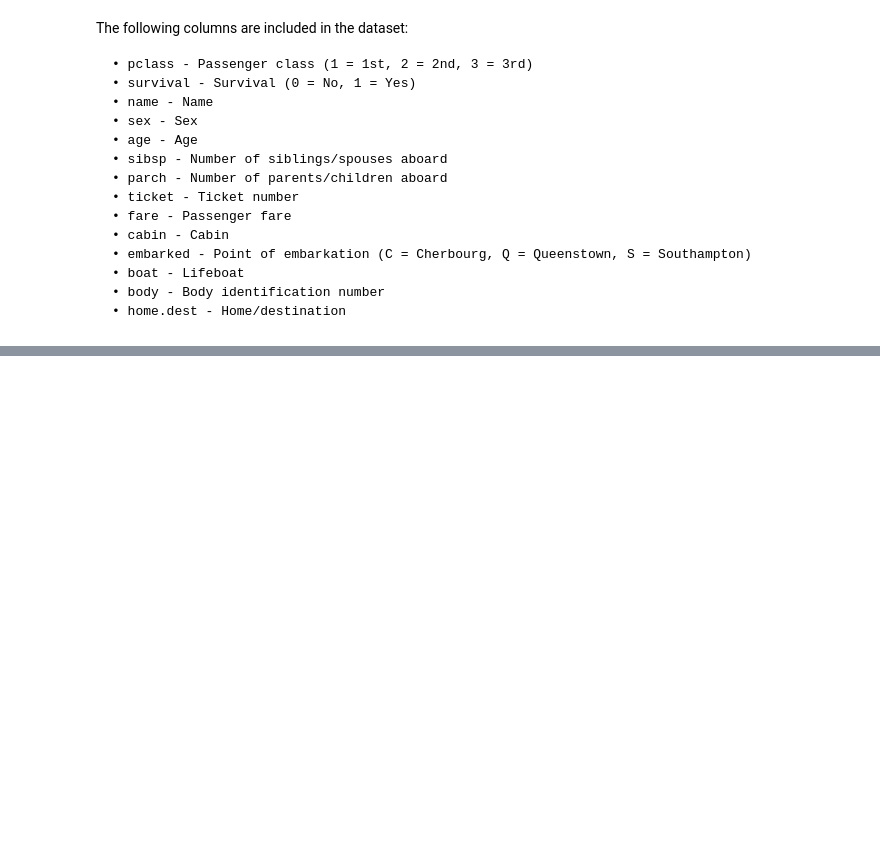
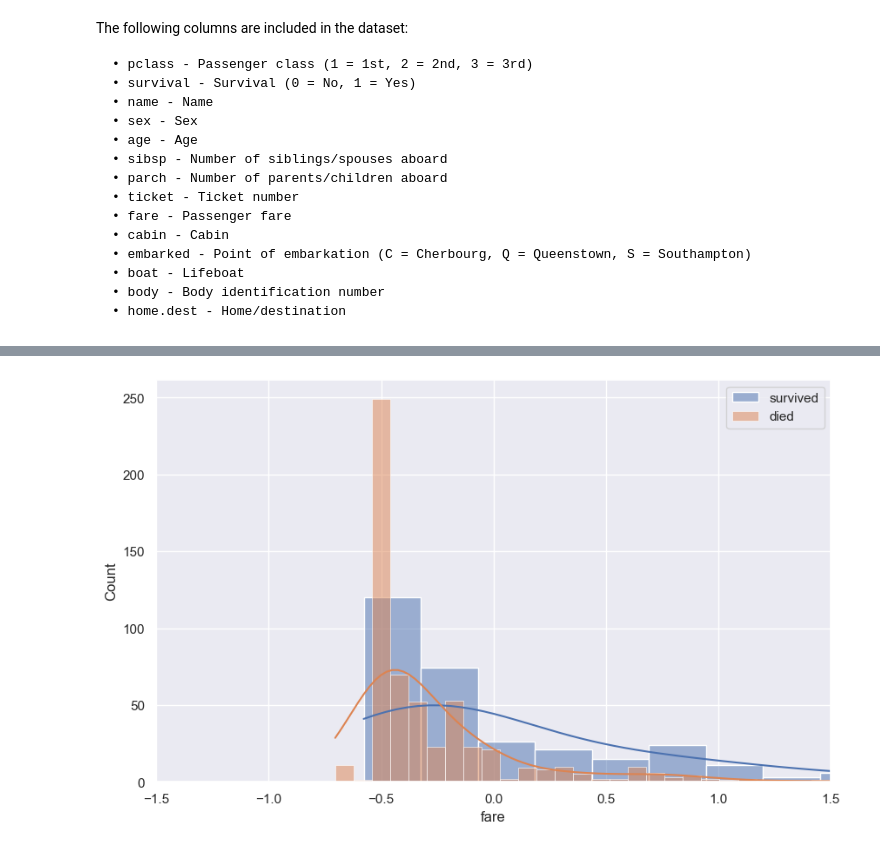
Before and after one commit to LeonardoSMSoares/Data-Analysis-Quick-Reference, a Jupyter notebook: Machine Learning Pocket Reference/MLPR 03 - Exploring.ipynb, the cells around one changed output, grey strips where cells are left out. Cells and saved outputs as stored; diff of their text form; code cells hidden in the pictures; blank space fills up the shorter version.

```diff
--- a/Machine Learning Pocket Reference/MLPR 03 - Exploring.ipynb
+++ b/Machine Learning Pocket Reference/MLPR 03 - Exploring.ipynb
@@ -62,0 +171,12 @@ memory usage: 143.3+ KB
+# %%
+fig, ax = plt.subplots(figsize=(10, 6))                           # Create a figure and axis with dimensions 10x6 inches
+mask = y_train == 1                                               # Create a mask to filter rows where 'y_train' indicates survival (value 1)
+ax = sns.histplot(X_train[mask].fare, kde=True, label='survived') # Plot the distribution of 'fare' for those who survived, with KDE curve
+ax = sns.histplot(X_train[~mask].fare, kde=True, label='died')    # Plot the distribution of 'fare' for those who did not survive, with KDE curve
+ax.set_xlim(-1.5, 1.5)                                            # Set the x-axis limits to focus on the range from -1.5 to 1.5
+ax.legend();                                                      # Display the legend to differentiate 'survived' and 'died' distributions
+
+# fig.savefig('images/mlpr_0602.png', dpi=300, bbox_inches='tight')  # (Optional) Save the figure as a .png file with 300 dpi resolution,
+                                                                     # and adjust the bounding box to fit tightly
+# %% [output]
+[figure, added]
```
Also changed, not shown: parts of 41 cells of this notebook.
